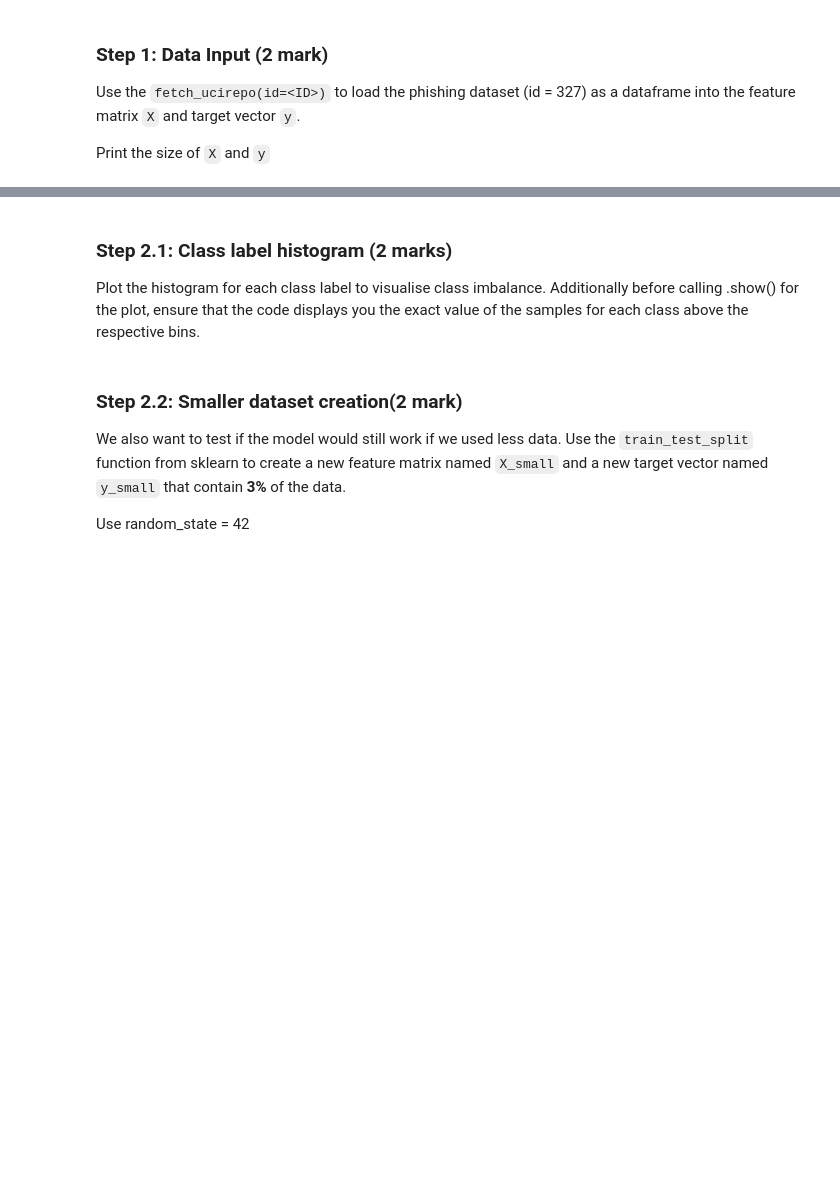
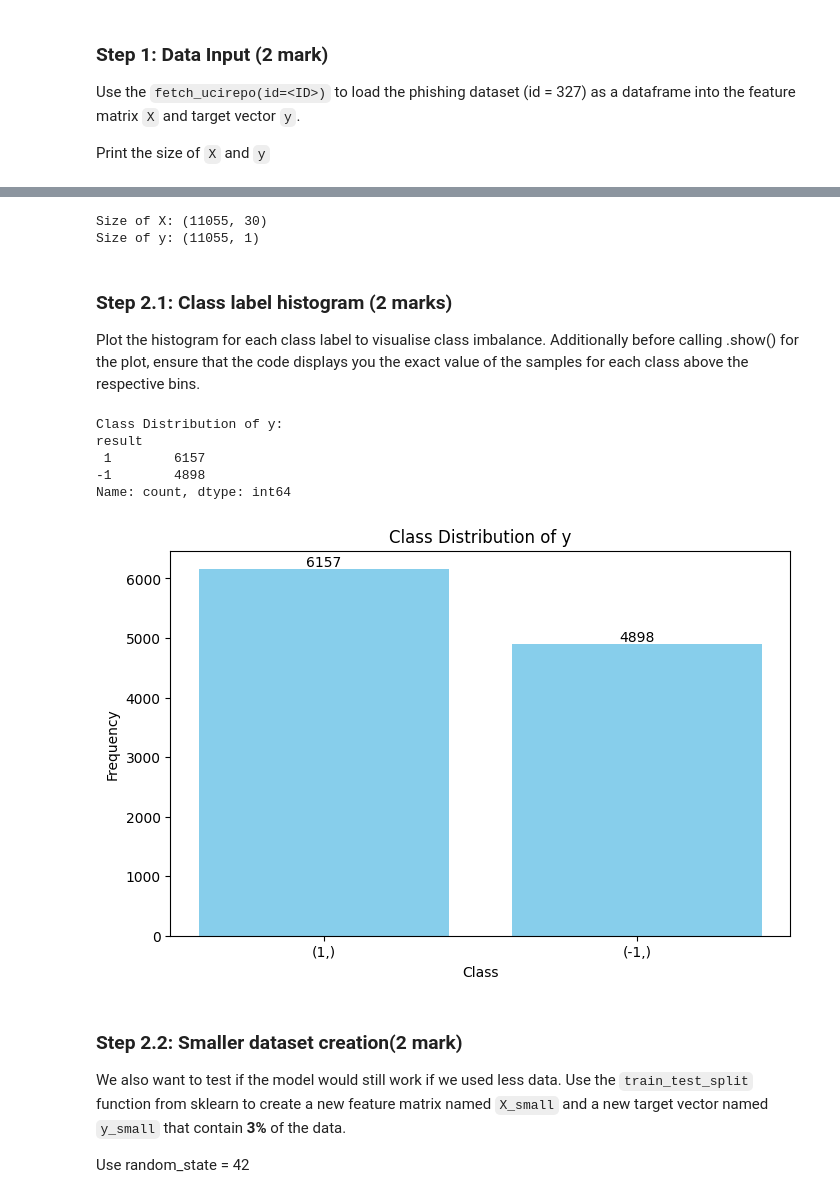
Before and after one commit to KushalDoshi17/engg680_2024_fall, a Jupyter notebook: Lab_Assignment3/Assignment3.ipynb, the cells around one changed output, grey strips where cells are left out. Saved outputs shown, nothing was run; the diff lists cells and outputs as text; code cells hidden in the pictures; blank space fills up the shorter version.

```diff
--- a/Lab_Assignment3/Assignment3.ipynb
+++ b/Lab_Assignment3/Assignment3.ipynb
@@ -413,8 +426,15 @@ from ucimlrepo import fetch_ucirepo
 phishing_websites = fetch_ucirepo(id=327)
 
 # TO DO: data (as pandas dataframes) (1 mark)
+X = phishing_websites.data.features
+y = phishing_websites.data.targets
 
-# TO DO: display sizes of X and y (1 mark)
+# TO DO: print sizes of X and y (1 mark)
+print("Size of X:", X.shape)
+print("Size of y:", y.shape)
+# %% [output]
+Size of X: (11055, 30)
+Size of y: (11055, 1)
 # %% [markdown]
 ### Step 2.1: Class label histogram (2 marks)
 
@@ -429,3 +442,29 @@ plt.show()
+# %%
+# TO DO: Check the class distribution of y (2 mark)
+
+
+# Display exact values for each bin in the histogram
+class_distribution = y.value_counts()
+print("Class Distribution of y:")
+print(class_distribution)
+plt.figure(figsize=(8, 5))
+bars = plt.bar([str(i) for i in class_distribution.index], class_distribution.values, color='skyblue')
+plt.title('Class Distribution of y')
+plt.xlabel('Class')
+plt.ylabel('Frequency')
+plt.xticks(rotation=0)
+for bar in bars:
+    yval = bar.get_height()
+    plt.text(bar.get_x() + bar.get_width()/2, yval, int(yval), ha='center', va='bottom')
+
+plt.show()
+# %% [output]
+Class Distribution of y:
+result
+ 1        6157
+-1        4898
+Name: count, dtype: int64
+[figure, added]
 # %% [markdown]
 ### Step 2.2: Smaller dataset creation(2 mark)
 
```
Also changed, not shown: parts of 15 cells of this notebook.
